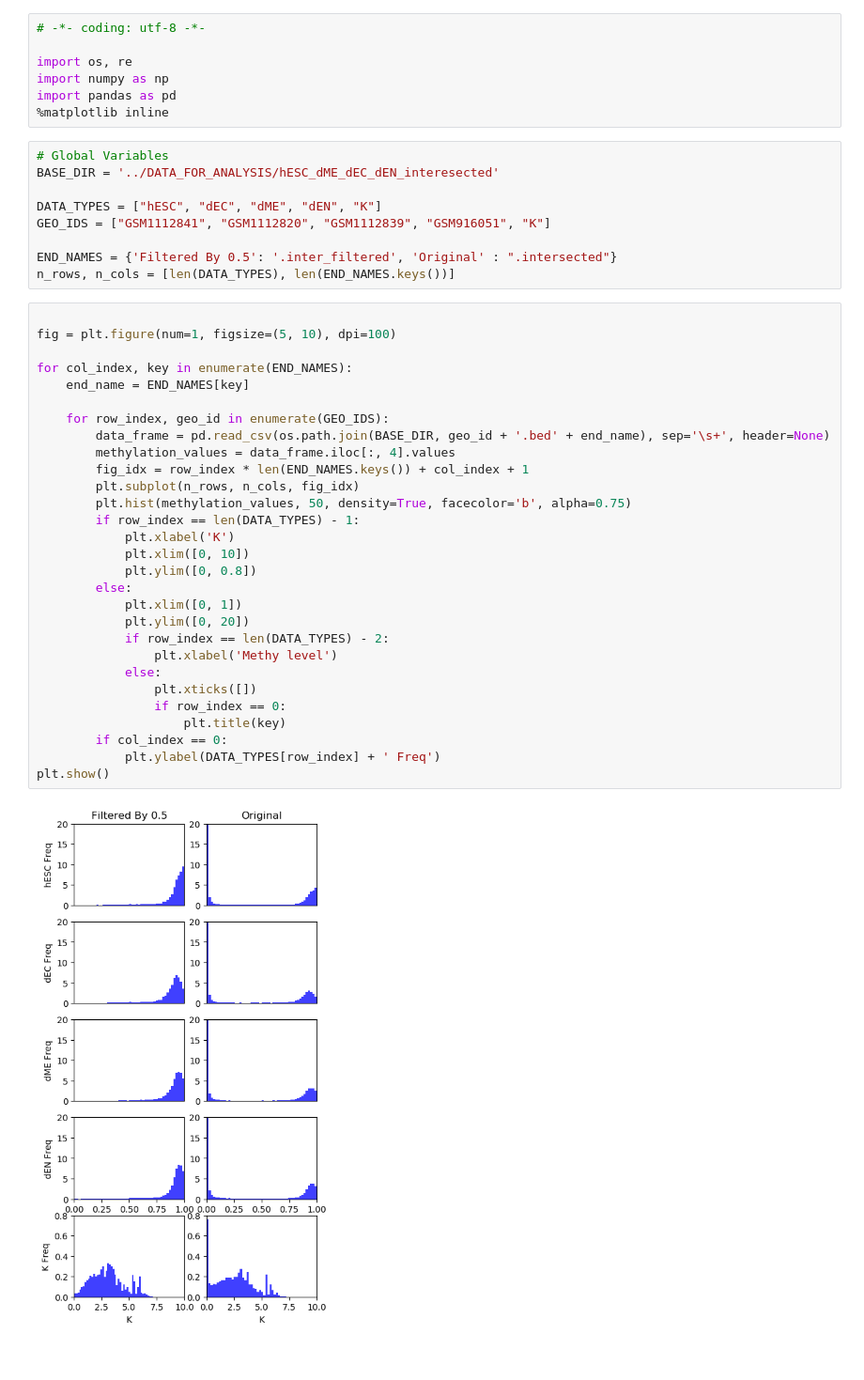
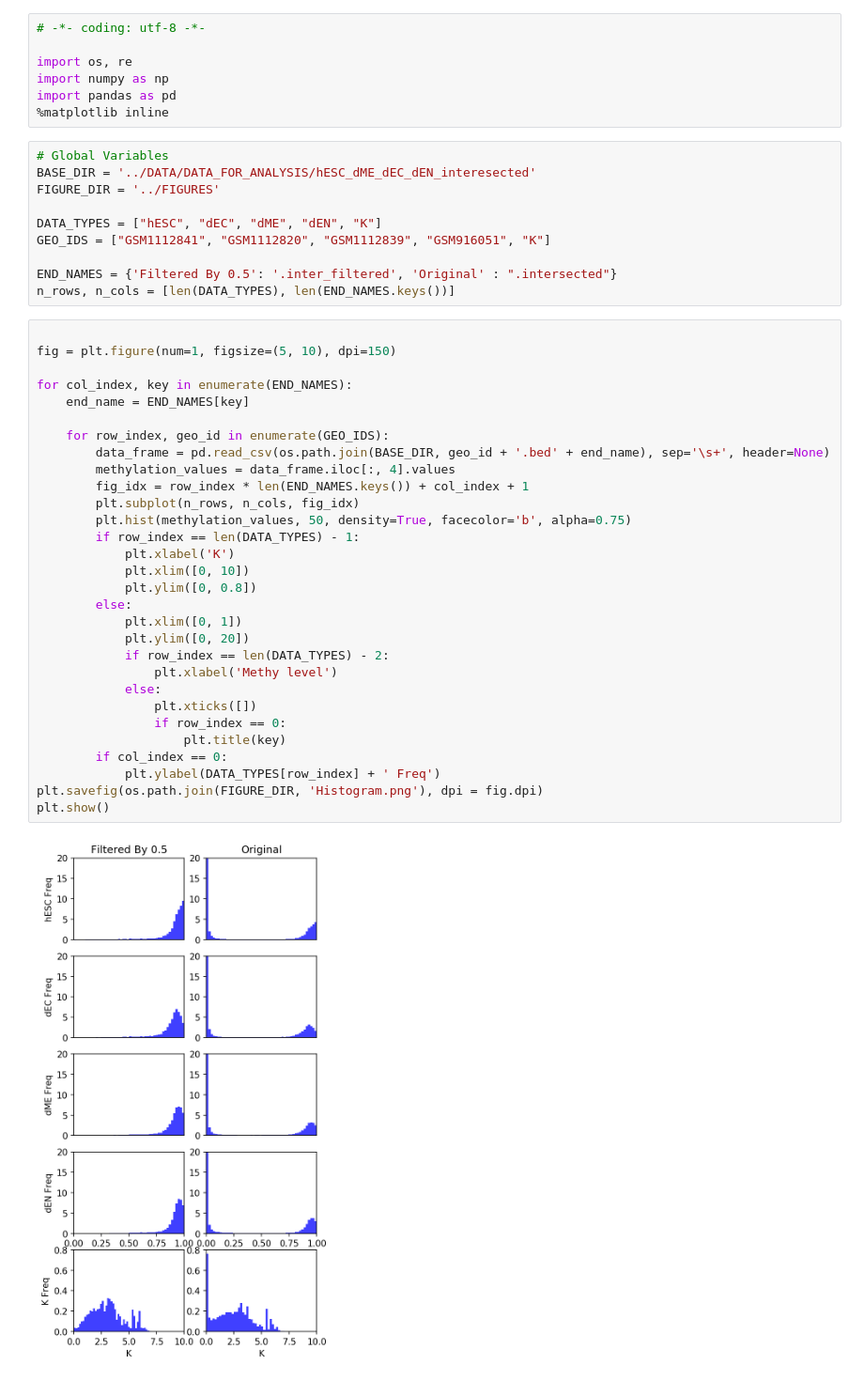
Before and after one commit to 15101538237ren/prediction_by_k, a Jupyter notebook: PYTHON/RRBS_CpGs_selection.ipynb, the cells around one changed output. Shown: that part at 94% size. Cells and saved outputs as stored; diff of their text form.

```diff
--- a/PYTHON/RRBS_CpGs_selection.ipynb
+++ b/PYTHON/RRBS_CpGs_selection.ipynb
@@ -7,7 +7,8 @@ import pandas as pd
 %matplotlib inline
 # %%
 # Global Variables
-BASE_DIR = '../DATA_FOR_ANALYSIS/hESC_dME_dEC_dEN_interesected'
+BASE_DIR = '../DATA/DATA_FOR_ANALYSIS/hESC_dME_dEC_dEN_interesected'
+FIGURE_DIR = '../FIGURES'
 
 DATA_TYPES = ["hESC", "dEC", "dME", "dEN", "K"]
 GEO_IDS = ["GSM1112841", "GSM1112820", "GSM1112839", "GSM916051", "K"]
@@ -16,32 +17,33 @@ END_NAMES = {'Filtered By 0.5': '.inter_filtered', 'Original' : ".intersected"}
 n_rows, n_cols = [len(DATA_TYPES), len(END_NAMES.keys())]
 # %%
 
-fig = plt.figure(num=1, figsize=(5, 10), dpi=100)
+fig = plt.figure(num=1, figsize=(5, 10), dpi=150)
 
 for col_index, key in enumerate(END_NAMES):
     end_name = END_NAMES[key]
 
     for row_index, geo_id in enumerate(GEO_IDS):
         data_frame = pd.read_csv(os.path.join(BASE_DIR, geo_id + '.bed' + end_name), sep='\s+', header=None)
         methylation_values = data_frame.iloc[:, 4].values
         fig_idx = row_index * len(END_NAMES.keys()) + col_index + 1
         plt.subplot(n_rows, n_cols, fig_idx)
         plt.hist(methylation_values, 50, density=True, facecolor='b', alpha=0.75)
         if row_index == len(DATA_TYPES) - 1:
             plt.xlabel('K')
             plt.xlim([0, 10])
             plt.ylim([0, 0.8])
         else:
             plt.xlim([0, 1])
             plt.ylim([0, 20])
             if row_index == len(DATA_TYPES) - 2:
                 plt.xlabel('Methy level')
             else:
                 plt.xticks([])
                 if row_index == 0:
                     plt.title(key)
         if col_index == 0:
             plt.ylabel(DATA_TYPES[row_index] + ' Freq')
+plt.savefig(os.path.join(FIGURE_DIR, 'Histogram.png'), dpi = fig.dpi)
 plt.show()
 # %% [output]
-[figure, old version]
+[figure, new version]
```
Also changed, not shown: 2 other files.
